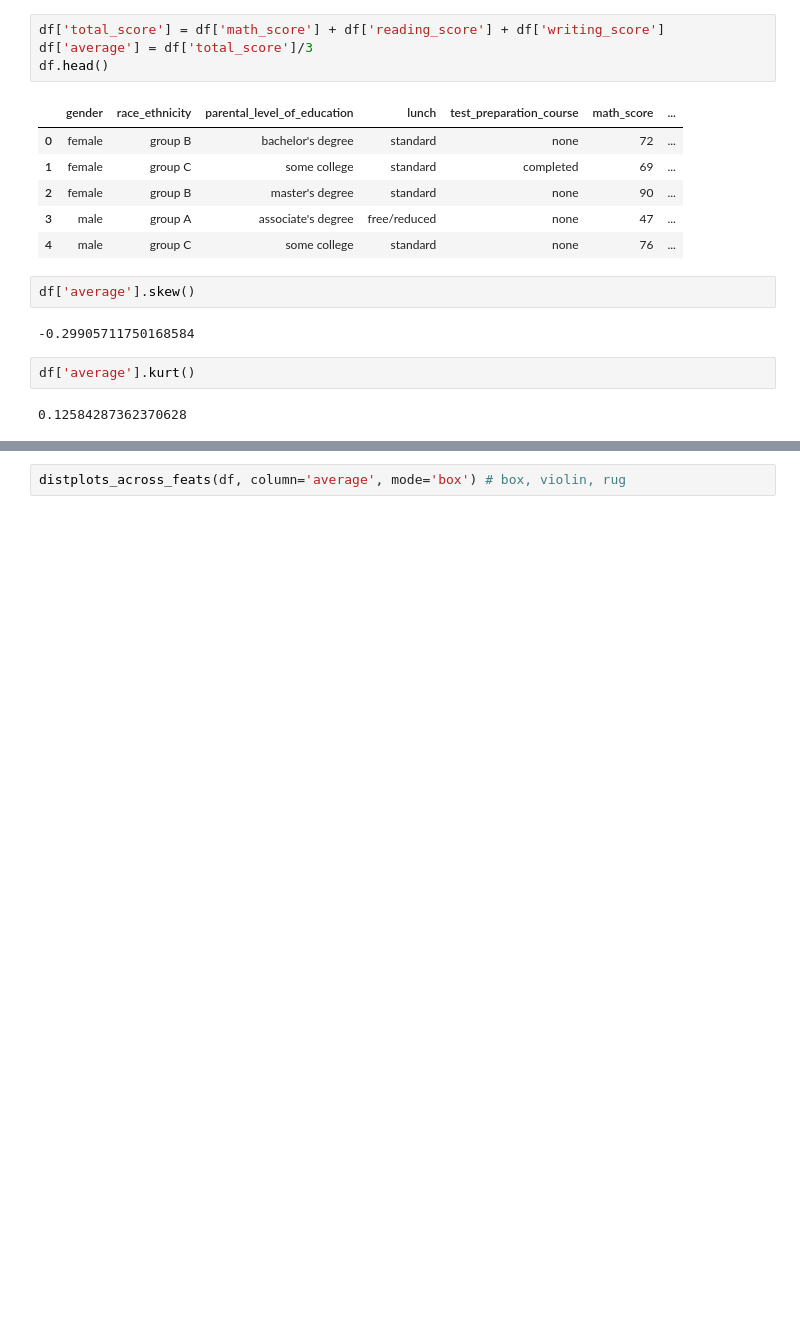
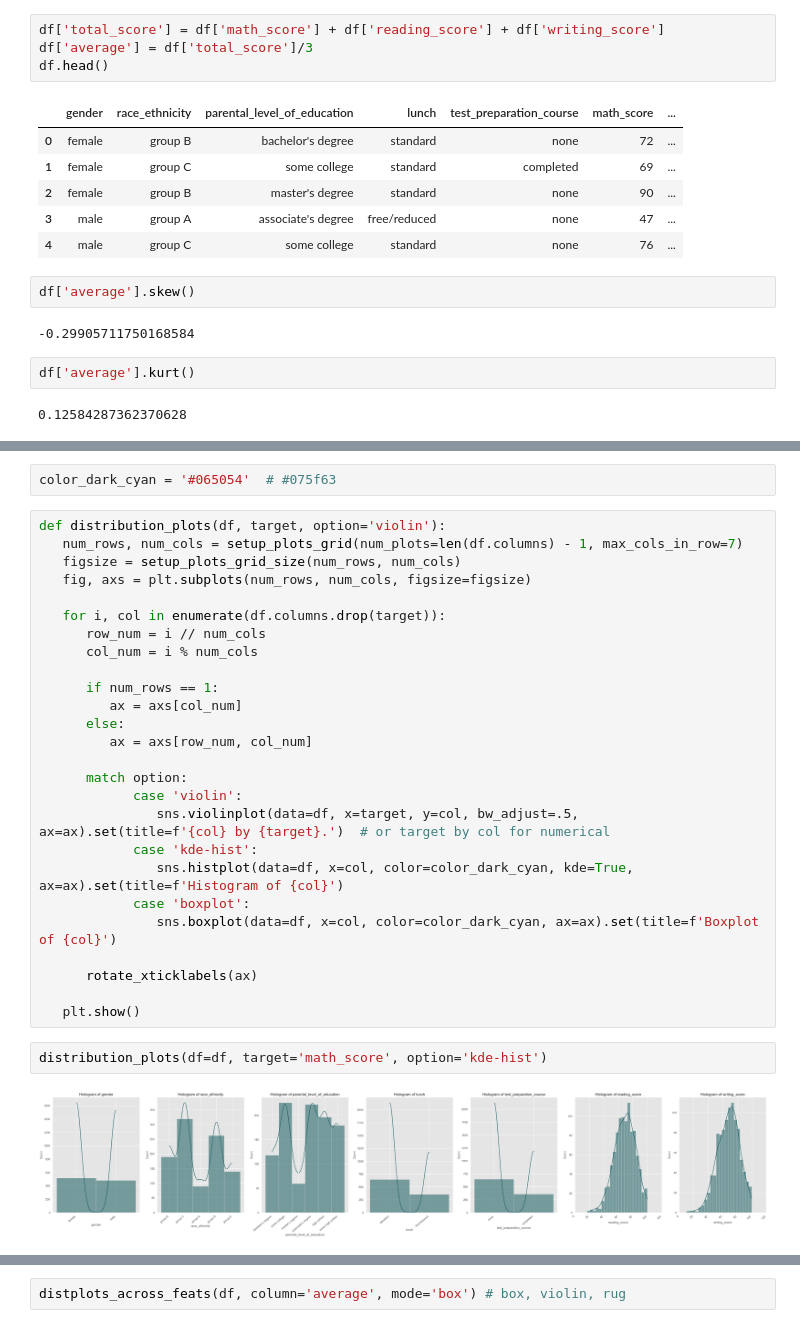
Before and after one commit to badutka/ml-app, a Jupyter notebook: research/validation.ipynb, the cells around one changed output, grey strips where cells are left out. Saved outputs shown, nothing was run; the diff lists cells and outputs as text; blank space fills up the shorter version.

```diff
--- a/research/validation.ipynb
+++ b/research/validation.ipynb
@@ -119,0 +193,32 @@ histograms_across_feats(df, column='race_ethnicity')
+# %%
+color_dark_cyan = '#065054'  # #075f63
+# %%
+def distribution_plots(df, target, option='violin'):
+   num_rows, num_cols = setup_plots_grid(num_plots=len(df.columns) - 1, max_cols_in_row=7)
+   figsize = setup_plots_grid_size(num_rows, num_cols)
+   fig, axs = plt.subplots(num_rows, num_cols, figsize=figsize)
+
+   for i, col in enumerate(df.columns.drop(target)):
+      row_num = i // num_cols
+      col_num = i % num_cols
+
+      if num_rows == 1:
+         ax = axs[col_num]
+      else:
+         ax = axs[row_num, col_num]
+
+      match option:
+            case 'violin':
+               sns.violinplot(data=df, x=target, y=col, bw_adjust=.5, ax=ax).set(title=f'{col} by {target}.')  # or target by col for numerical
+            case 'kde-hist':
+               sns.histplot(data=df, x=col, color=color_dark_cyan, kde=True, ax=ax).set(title=f'Histogram of {col}')
+            case 'boxplot':
+               sns.boxplot(data=df, x=col, color=color_dark_cyan, ax=ax).set(title=f'Boxplot of {col}')
+
+      rotate_xticklabels(ax)
+
+   plt.show()
+# %%
+distribution_plots(df=df, target='math_score', option='kde-hist')
+# %% [output]
+[figure, added]
```
Also changed, not shown: parts of 15 cells of this notebook.
